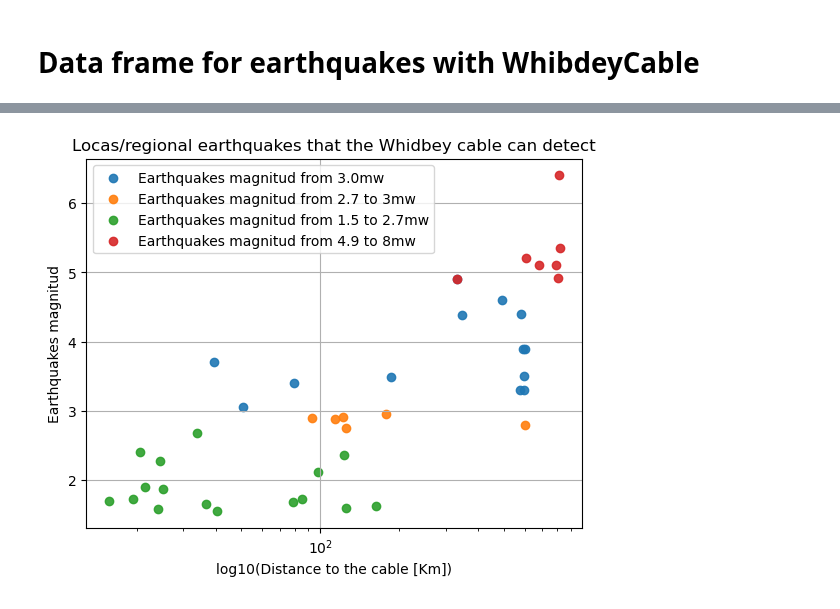
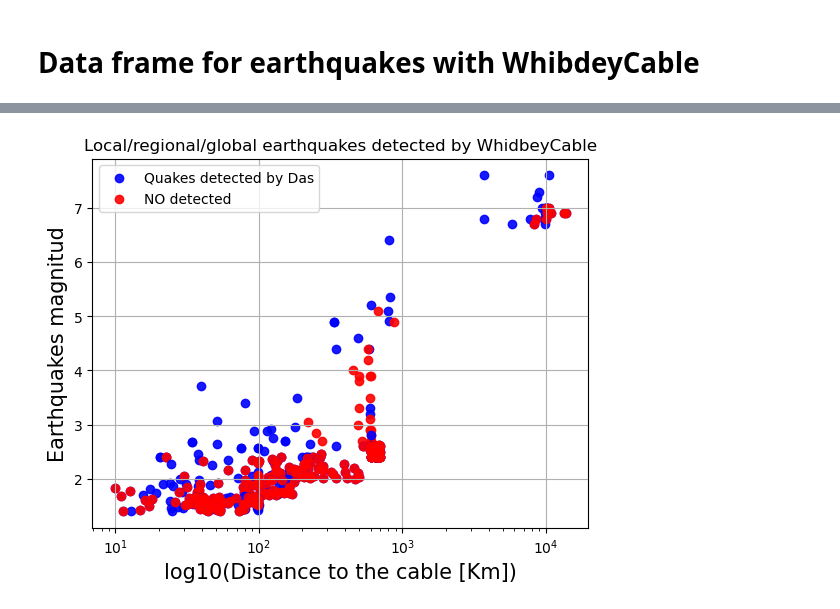
Before and after one commit to bradlipovsky/das-stuff, a Jupyter notebook: whidbey-localquakesplotdataframeMarch.ipynb, the cells around one changed output, grey strips where cells are left out. Saved outputs shown, nothing was run; the diff lists cells and outputs as text; code cells hidden in the pictures.

```diff
--- a/whidbey-localquakesplotdataframeMarch.ipynb
+++ b/whidbey-localquakesplotdataframeMarch.ipynb
@@ -170,7 +131,16 @@ us7000h21e
 # %%
+df0=pd.read_csv('Catalogo600km3to5mw.csv')
+df0
 df=pd.read_csv('Catalog-Whidbey-lowmagnitud.csv')
 df
-dff1=pd.read_csv('Catalog_Whidbeylowestmagnitud.csv')
+dff1=pd.read_csv('Catalogwhidbey24to27.csv')
 dff1
-dff2=pd.read_csv('Catalog_Whidbeyhighesmagnitud.csv')
+dff2=pd.read_csv('whidbeyhiguestamplitudin1000.csv')
+dff3=pd.read_csv('Catalogwhidbey24to27.csv')
+dff3
+dff4=pd.read_csv('Catalogwhidbey239to20.csv')
+dff4
+dff5=pd.read_csv('Catalogwhidbey199to17.csv')
+dff6=pd.read_csv('Catalogwhidbey169to14.csv')
+dff7=pd.read_csv('Catalogwhidbeyglobal67plus.csv')
 # %%
@@ -229,22 +194,38 @@ df3
 # %%
 #creating plot distance vs magnitud (real earthquakes that we can see)
-newmagtnitud=[magnituddarray[2],magnituddarray[3],magnituddarray[5],magnituddarray[7],magnituddarray[8],magnituddarray[10],magnituddarray[11],magnituddarray[13],magnituddarray[14],magnituddarray[18],magnituddarray[19],magnituddarray[23],magnituddarray[26]]
-newdist_kmarray=[dist_kmarray[2],dist_kmarray[3],dist_kmarray[5],dist_kmarray[7],dist_kmarray[8],dist_kmarray[10],dist_kmarray[11],dist_kmarray[13],dist_kmarray[14],dist_kmarray[18],dist_kmarray[19],dist_kmarray[23],dist_kmarray[26]]
-filename = f"earthquakes_distances600noseismogramswhidbey/"
-figure=plt.plot(figsize=(10,5))
-plt.scatter(newdist_kmarray,newmagtnitud,s=None, marker='o', alpha=0.9, label='Earthquakes magnitud from 3.0mw')
-plt.scatter(selected_rows.Location,selected_rows.Magnitud,s=None, marker='o', alpha=0.9, label='Earthquakes magnitud from 2.7 to 3mw')
-plt.scatter(dff1.Location,dff1.Magnitud,s=None, marker='o', alpha=0.9, label='Earthquakes magnitud from 1.5 to 2.7mw')
-plt.scatter(dff2.Location,dff2.Magnitud,s=None, marker='o', alpha=0.9, label='Earthquakes magnitud from 4.9 to 8mw')
-plt.title('Locas/regional earthquakes that the Whidbey cable can detect')
+#newmagtnitud=[magnituddarray[2],magnituddarray[3],magnituddarray[5],magnituddarray[7],magnituddarray[8],magnituddarray[10],magnituddarray[11],magnituddarray[13],magnituddarray[14],magnituddarray[18],magnituddarray[19],magnituddarray[23],magnituddarray[26]]
+#newdist_kmarray=[dist_kmarray[2],dist_kmarray[3],dist_kmarray[5],dist_kmarray[7],dist_kmarray[8],dist_kmarray[10],dist_kmarray[11],dist_kmarray[13],dist_kmarray[14],dist_kmarray[18],dist_kmarray[19],dist_kmarray[23],dist_kmarray[26]]
+#filename = f"earthquakes_distances600noseismogramswhidbey/"
+figure=plt.plot(figsize=(15,20))
+plt.scatter(selected_rows0.Location,selected_rows0.Magnitud,c='b', s=None, marker='o', alpha=0.9, label='Quakes detected by Das')
+plt.scatter(noselected_rows0.Location,noselected_rows0.Magnitud,c='r', s=None, marker='o', alpha=0.9)# label='Earthquakes magnitud from 3.0mw No detected')
+#plt.scatter(newdist_kmarray,newmagtnitud,s=None, marker='o', alpha=0.9, label='Earthquakes magnitud from 3.0mw')
+plt.scatter(noselected_rows.Location,noselected_rows.Magnitud,c='r',s=None, marker='o', alpha=0.9)# label='Earthquakes magnitud from 2.7 to 3mw NO DETECTED')
+plt.scatter(selected_rows.Location,selected_rows.Magnitud,c='b',s=None, marker='o', alpha=0.9) # label='Earthquakes magnitud from 2.7 to 3mw')
+plt.scatter(selected_rows1.Location,selected_rows1.Magnitud,c='b',s=None, marker='o', alpha=0.9)# label='Earthquakes magnitud from 1.5 to 2.7mw')
+plt.scatter(noselected_rows1.Location,noselected_rows1.Magnitud,c='r',s=None, marker='o', alpha=0.9)# label='nodetected Earthquakes magnitud from 1.5 to 2.7mw')
+#plt.scatter(dff2.Location,dff2.Magnitud,c='b',s=None, marker='o', alpha=0.9, label='Earthquakes magnitud from 4.9 to 8mw')
+plt.scatter(selected_rows2.Location,selected_rows2.Magnitud,c='b',s=None, marker='o', alpha=0.9)# label='Earthquakes magnitud from 4.9 to 8mw')
+plt.scatter(noselected_rows2.Location,noselected_rows2.Magnitud,c='r',s=None, marker='o', alpha=0.9)# label='no detected Earthquakes ')
+plt.scatter(dff3.Location,dff3.Magnitud,c='b',s=None, marker='o', alpha=0.9)#, label='Earthquakes magnitud from 4.9 to 8mw')
+plt.scatter(noselected_rows3.Location,noselected_rows3.Magnitud,c='r',s=None, marker='o', alpha=0.9)# label='Earthquakes magnitud from 4.9 to 8mw')
+plt.scatter(dff4.Location,dff4.Magnitud,c='b',s=None, marker='o', alpha=0.9)#, label='Earthquakes magnitud from 4.9 to 8mw')
+plt.scatter(noselected_rows4.Location,noselected_rows4.Magnitud,c='r',s=None, marker='o', alpha=0.9)# label='Earthquakes magnitud from 4.9 to 8mw')
+plt.scatter(dff5.Location,dff5.Magnitud,c='b',s=None, marker='o', alpha=0.9)#, label='Earthquakes magnitud from 4.9 to 8mw')
+plt.scatter(noselected_rows5.Location,noselected_rows5.Magnitud,c='r',s=None, marker='o', alpha=0.9)# label='Earthquakes pequeños')
+plt.scatter(dff6.Location,dff6.Magnitud,c='b',s=None, marker='o', alpha=0.9)#, label='Earthquakes magnitud from 4.9 to 8mw')
+plt.scatter(noselected_rows6.Location,noselected_rows6.Magnitud,c='r',s=None, marker='o', alpha=0.9)
+plt.scatter(dff7.Location,dff7.Magnitud,c='b',s=None, marker='o', alpha=0.9)# label='Earthquakes magnitud from 4.9 to 8mw')
+plt.scatter(noselected_rows7.Location,noselected_rows7.Magnitud,c='r',s=None, marker='o', alpha=0.9,label='NO detected')
+plt.title('Local/regional/global earthquakes detected by WhidbeyCable')
 plt.xscale('log')
-plt.xlabel('log10(Distance to the cable [Km])')
-plt.ylabel('Earthquakes magnitud');
+plt.xlabel('log10(Distance to the cable [Km])',fontsize=15)
+plt.ylabel('Earthquakes magnitud', fontsize=15);
 plt.legend()
 plt.grid()
 #plt.savefig(filename+"_whidbeylocalquakes")
 plt.savefig("whidbeylocalquakesmw")
 plt.show()
 plt.close()
 # %% [output]
-[figure, old version]
+[figure, new version]
```
Also changed, not shown: parts of 8 cells of this notebook, 3 other files.
